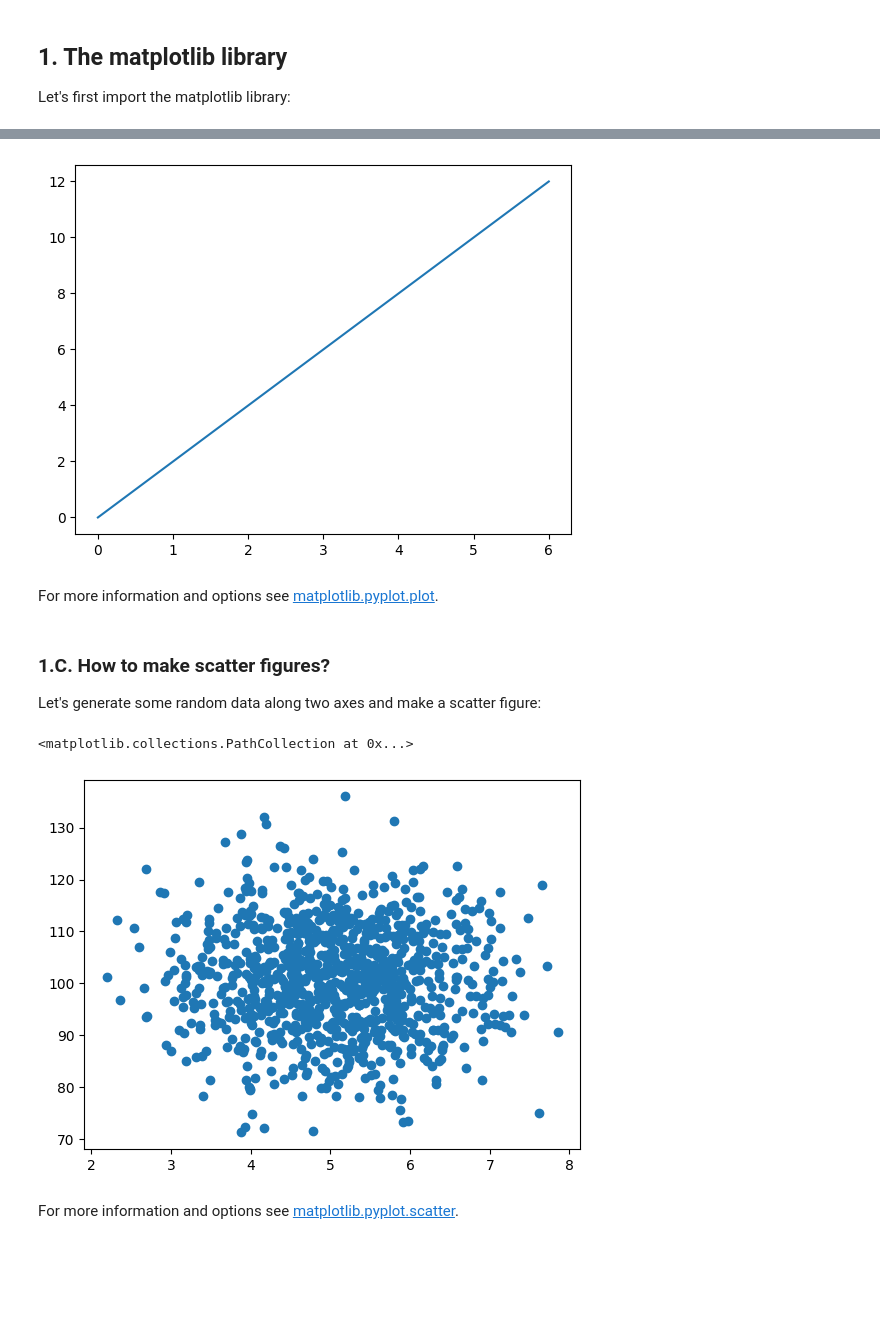
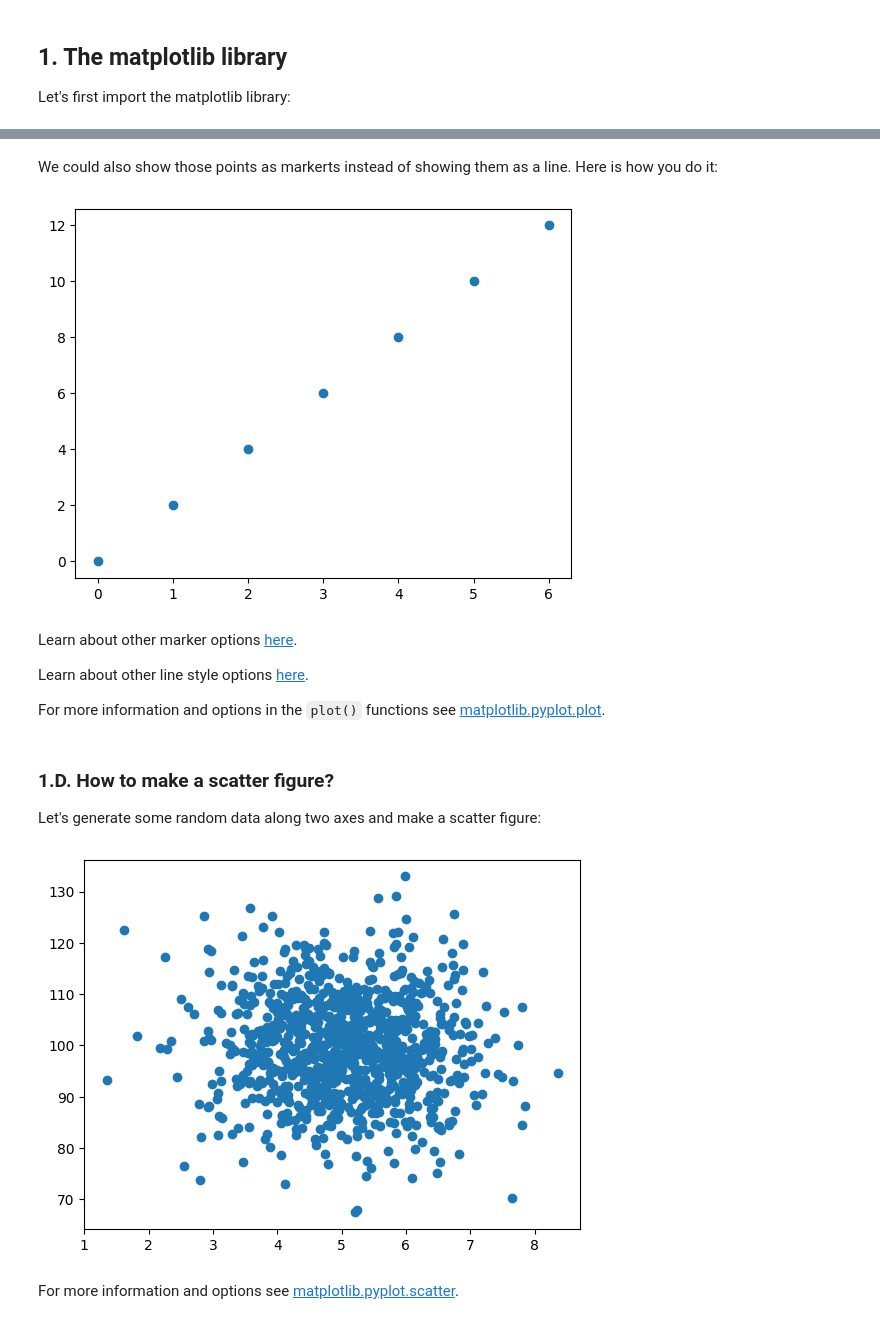
Before and after one commit to jbossios/python-tutorial, a Jupyter notebook: Jupyter-Notebooks/06_Data_Visualization.ipynb, the cells around one changed output, grey strips where cells are left out. Cells and saved outputs as stored; diff of their text form; code cells hidden in the pictures; blank space fills up the shorter version.

Commit message:
Content for matplotlib finished in 6th notebook

````diff
--- a/Jupyter-Notebooks/06_Data_Visualization.ipynb
+++ b/Jupyter-Notebooks/06_Data_Visualization.ipynb
@@ -29,31 +77,37 @@ For more information and options see [matplotlib.pyplot.hist](https://matplotlib
+# %% [markdown]
+We could also show those points as markerts instead of showing them as a line. Here is how you do it:
 # %%
 # Let's generate (x,y) points
 x = [0, 1, 2, 3, 4, 5, 6]
 y = [item * 2 for item in x]
 
 # Let's plot y vs x
-plt.plot(x, y)
+plt.plot(x, y, marker = 'o', linestyle = "None")
 plt.show()
 # %% [output]
-[figure, old version]
+[figure, new version]
 # %% [markdown]
-For more information and options see [matplotlib.pyplot.plot](https://matplotlib.org/stable/api/_as_gen/matplotlib.pyplot.plot.html).
+Learn about other marker options [here](https://matplotlib.org/stable/api/markers_api.html).
+
+Learn about other line style options [here](https://matplotlib.org/stable/gallery/lines_bars_and_markers/linestyles.html).
+
+For more information and options in the ```plot()``` functions see [matplotlib.pyplot.plot](https://matplotlib.org/stable/api/_as_gen/matplotlib.pyplot.plot.html).
 # %% [markdown]
-### 1.C. How to make scatter figures?
+### <div id='matplotlib_scatter'>1.D. How to make a scatter figure?</div>
 
 Let's generate some random data along two axes and make a scatter figure:
 # %%
 # Generate data
 from random import gauss
 npoints = 1000
-x = [gauss(5, 1) for i in range(npoints)]
-y = [gauss(100, 10) for i in range(npoints)]
+x_scattered = [gauss(5, 1) for i in range(npoints)]
+y_scattered = [gauss(100, 10) for i in range(npoints)]
 
 # Make a scatter figure
-plt.scatter(x, y)
+plt.scatter(x_scattered, y_scattered)
+plt.show()
 # %% [output]
-<matplotlib.collections.PathCollection at 0x...>
-[figure, old version]
+[figure, new version]
 # %% [markdown]
 For more information and options see [matplotlib.pyplot.scatter](https://matplotlib.org/stable/api/_as_gen/matplotlib.pyplot.scatter.html).
 # %% [markdown]
````
Also changed, not shown: parts of 31 cells of this notebook.
